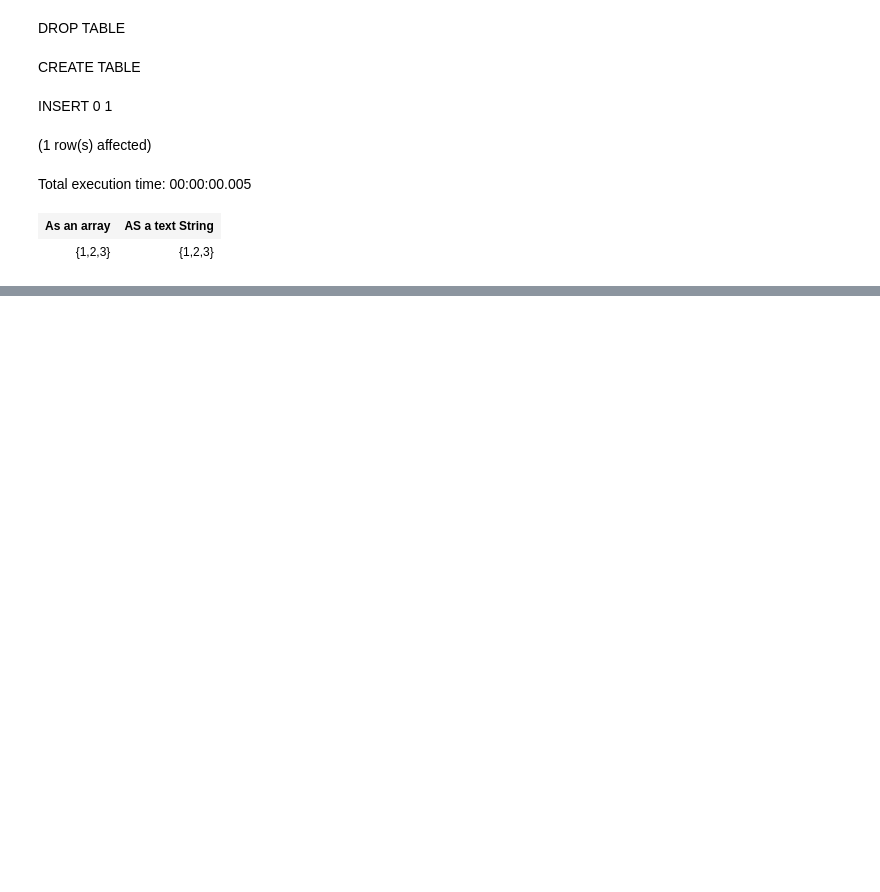
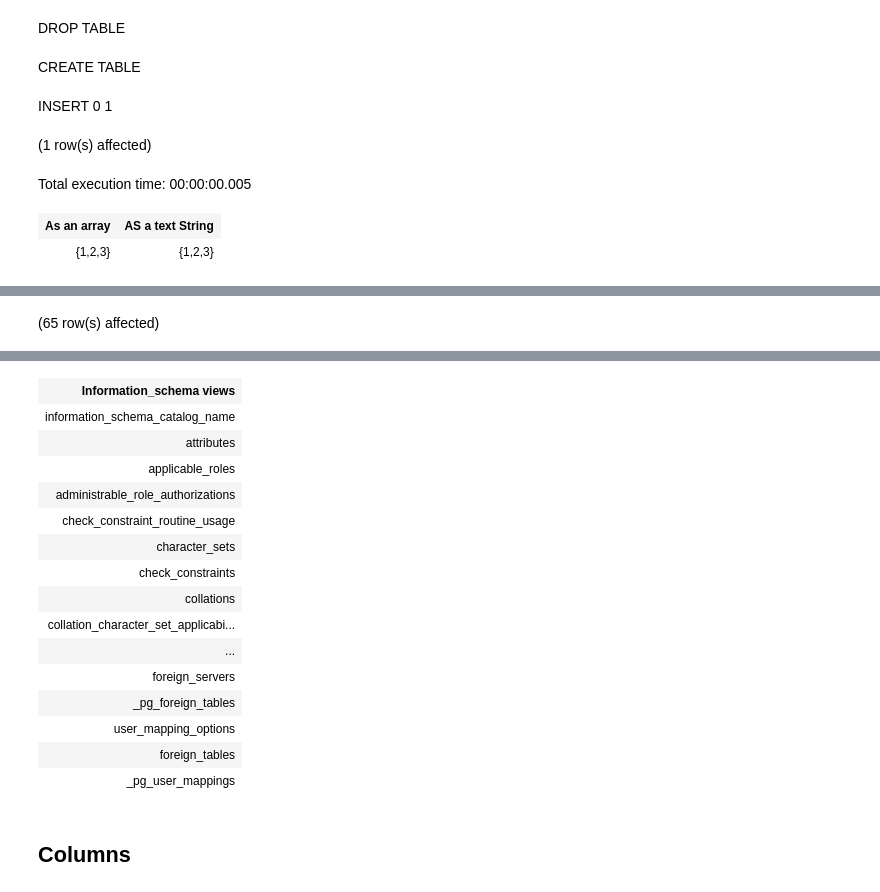
Before and after one commit to yaowenqiang/postgresql_functions_playbook, a Jupyter notebook: Notebook-1.ipynb, the cells around one changed output, grey strips where cells are left out. Saved outputs shown, nothing was run; the diff lists cells and outputs as text; code cells hidden in the pictures; blank space fills up the shorter version.

```diff
--- a/Notebook-1.ipynb
+++ b/Notebook-1.ipynb
@@ -2086,0 +2160,6 @@ Total execution time: 00:00:00.005
+# %%
+select table_name as "Information_schema views"
+from information_schema.views
+where table_schema = 'information_schema';
+# %% [output]
+(65 row(s) affected)
@@ -2086,0 +2167,18 @@ Total execution time: 00:00:00.005
+| Information_schema views |
+| information_schema_catalog_name |
+| attributes |
+| applicable_roles |
+| administrable_role_authorizations |
+| check_constraint_routine_usage |
+| character_sets |
+| check_constraints |
+| collations |
+| collation_character_set_applicabi... |
+| ... |
+| foreign_servers |
+| _pg_foreign_tables |
+| user_mapping_options |
+| foreign_tables |
+| _pg_user_mappings |
+# %% [markdown]
+## Columns
```
Also changed, not shown: parts of 28 cells of this notebook.
